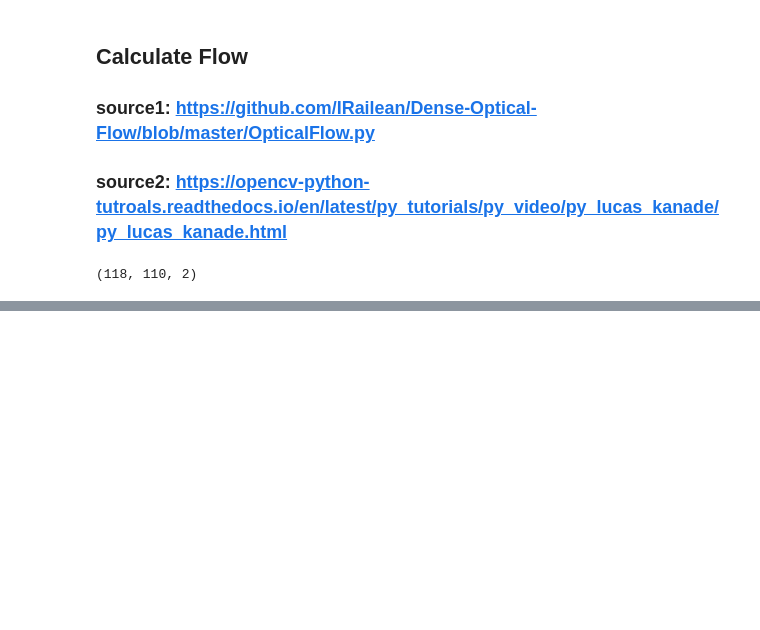
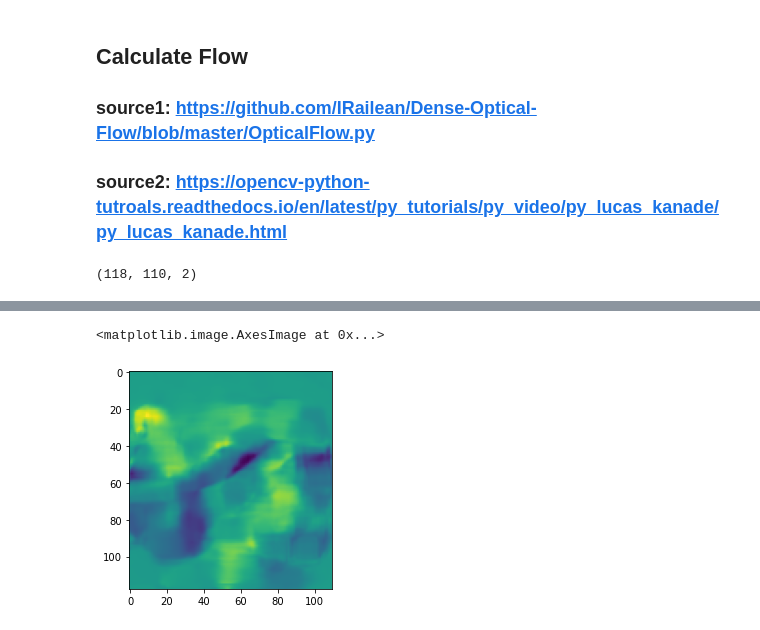
Before and after one commit to Beepul-Bharti/HCM_Project, a Jupyter notebook: DenseOpticalFlow.ipynb, the cells around one changed output, grey strips where cells are left out. Saved outputs shown, nothing was run; the diff lists cells and outputs as text; code cells hidden in the pictures; blank space fills up the shorter version.

```diff
--- a/DenseOpticalFlow.ipynb
+++ b/DenseOpticalFlow.ipynb
@@ -94,0 +97,6 @@ plt.imshow(angle)
+# %%
+#flow in y direction
+plt.imshow(flow[...,1])
+# %% [output]
+<matplotlib.image.AxesImage at 0x...>
+[figure, added]
```
Also changed, not shown: parts of 11 cells of this notebook.
